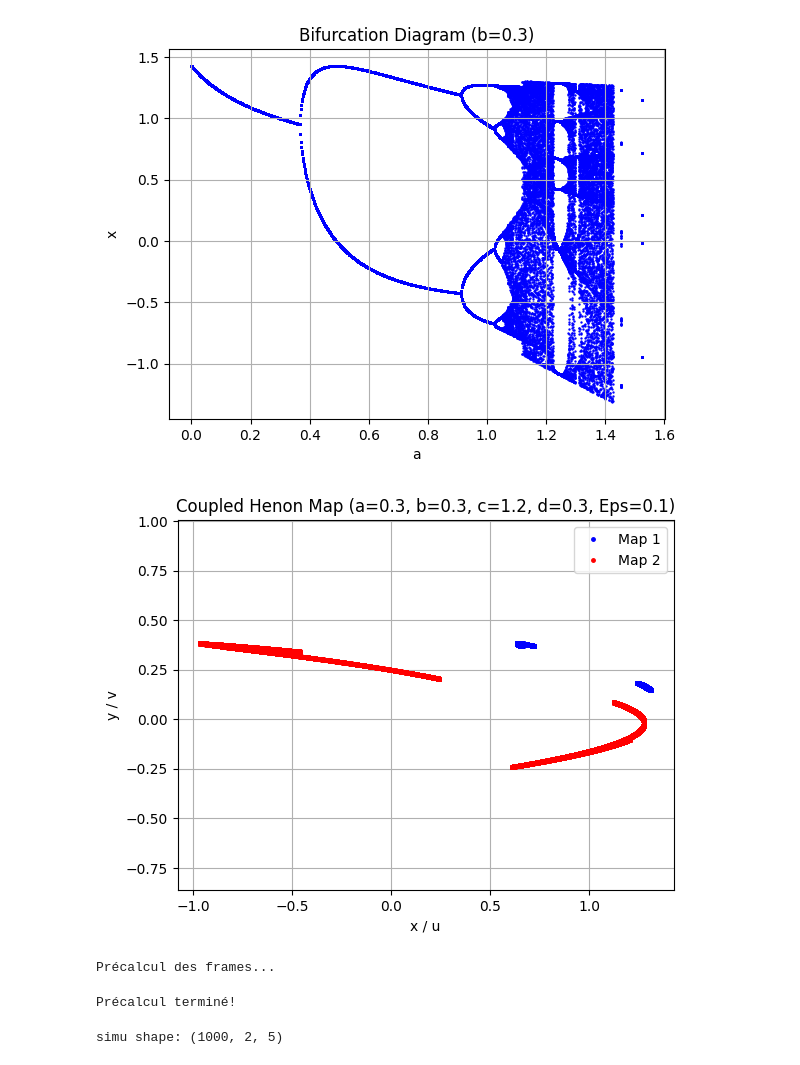
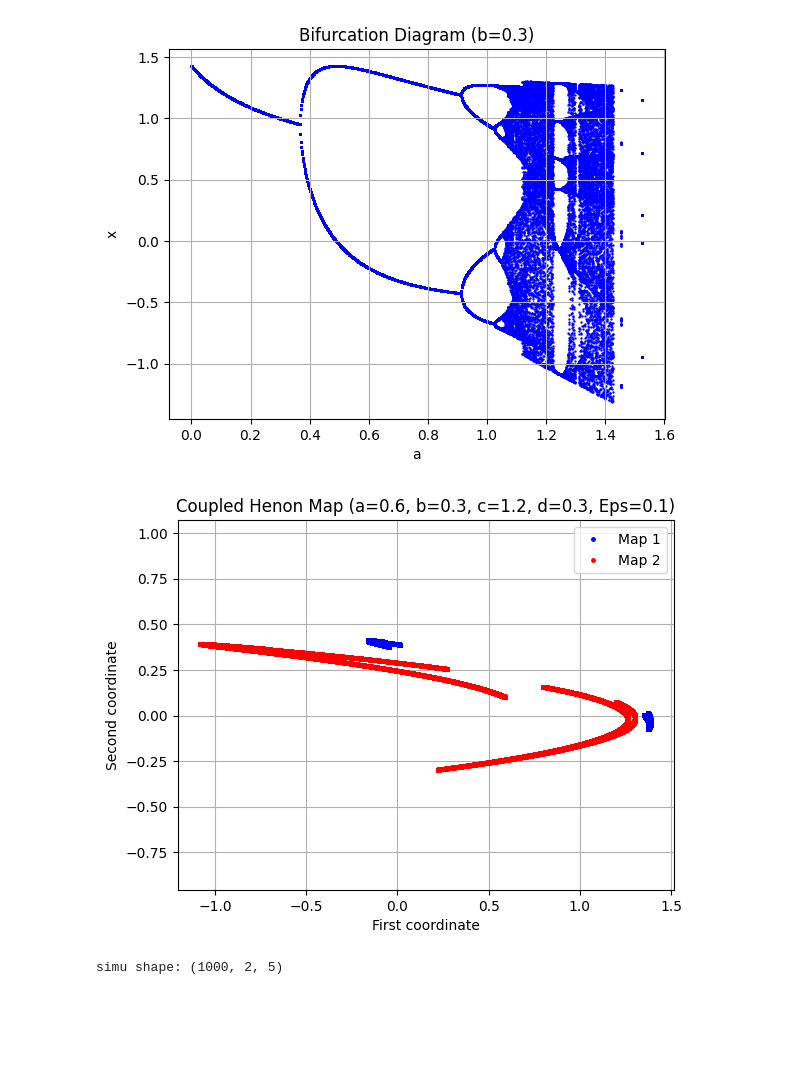
Before and after one commit to ENSLProjects/Numerical_Project, a Jupyter notebook: ToyProblem.ipynb, the cells around one changed output. Cells and saved outputs as stored; diff of their text form; code cells hidden in the pictures; blank space fills up the shorter version.

```diff
--- a/ToyProblem.ipynb
+++ b/ToyProblem.ipynb
@@ -115,85 +113,15 @@ def plot_coupled_henon_map(a, b, c, d, x0, y0, u0, v0, n, Eps, transitoire):
         label="Map 2",
     )
     plt.title(f"Coupled Henon Map (a={a}, b={b}, c={c}, d={d}, Eps={Eps})")
-    plt.xlabel("x / u")
-    plt.ylabel("y / v")
+    plt.xlabel("First coordinate")
+    plt.ylabel("Second coordinate")
     plt.axis("equal")
     plt.grid(True)
     plt.legend()
     plt.show()
 # %%
-plot_coupled_henon_map(a=0.3, b=0.3,c = 1.2, d = 0.3, x0=0.1, y0=0.1, u0=0.1, v0=0.1, n=100000, Eps=0.1, transitoire=100)
+plot_coupled_henon_map(a=0.6, b=0.3,c = 1.2, d = 0.3, x0=0.1, y0=0.1, u0=0.1, v0=0.1, n=100000, Eps=0.1, transitoire=100)
 # %% [output]
-[figure, old version]
+[figure, new version]
-# %%
-# Précalcul de toutes les frames
-print("Précalcul des frames...")
-c_values = np.linspace(0, 1.4, num=100)  # 100 valeurs de c entre 0 et 1.4
-frames_data = []
-
-for c in tqdm(c_values, desc="Calcul en cours"):
-    points = coupled_henon_map(a, b, c, d, x0, y0, u0, v0, n, Eps)
-    # On garde les 1000 derniers points pour éviter la surcharge visuelle
-    x, y = points[-points_gardes:, 0, 0], points[-points_gardes:, 0, 1]
-    u, v = points[-points_gardes:, 1, 0], points[-points_gardes:, 1, 1]
-    frames_data.append(((x, y), (u, v), c))
-
-print("Précalcul terminé!")
-
-# Initialisation de la figure
-fig, ax = plt.subplots(figsize=(10, 7))
-ax.set_xlim(-2, 2)  # Limites fixes pour une meilleure visualisation
-ax.set_ylim(-2, 2)
-ax.set_xlabel('x / u')
-ax.set_ylabel('y / v')
-ax.set_title(f'Coupled Henon Map (a={a}, b={b}, Eps={Eps})')
-ax.grid(True)
-
-# Initialisation des scatter plots
-sc_map1 = ax.scatter([], [], s=5, color='blue', label=f'Map 1 (a={a})')
-sc_map2 = ax.scatter([], [], s=5, color='red', label='Map 2 (c variable)')
-ax.legend()
-
-# Texte pour afficher la valeur actuelle de c
-time_text = ax.text(0.02, 0.95, '', transform=ax.transAxes)
-
-def init():
-    """Initialisation de l'animation"""
-    sc_map1.set_offsets(np.empty((0, 2)))
-    sc_map2.set_offsets(np.empty((0, 2)))
-    time_text.set_text('')
-    return sc_map1, sc_map2, time_text
-
-def update(frame):
-    """Mise à jour de chaque frame"""
-    (x, y), (u, v), c = frames_data[frame]
-
-    # Préparation des données pour le scatter plot
-    xy_map1 = np.column_stack((x, y))
-    xy_map2 = np.column_stack((u, v))
-
-    sc_map1.set_offsets(xy_map1)
-    sc_map2.set_offsets(xy_map2)
-    time_text.set_text(f'c = {c:.3f}')
-
-    ax.set_title(f'Coupled Henon Map (a={a}, b={b}, c={c:.2f}, Eps={Eps})')
-    return sc_map1, sc_map2, time_text
-
-# Création de l'animation
-ani = animation.FuncAnimation(
-    fig,
-    update,
-    frames=len(frames_data),
-    init_func=init,
-    interval=1000,  # Délai entre les frames en ms
-    blit=True,
-    repeat=True
-)
-
-plt.tight_layout()
-plt.show()
-# %% [output]
-Précalcul des frames...
-Précalcul terminé!
 # %%
 a = 1.2
```
Also changed, not shown: parts of 18 cells of this notebook.
